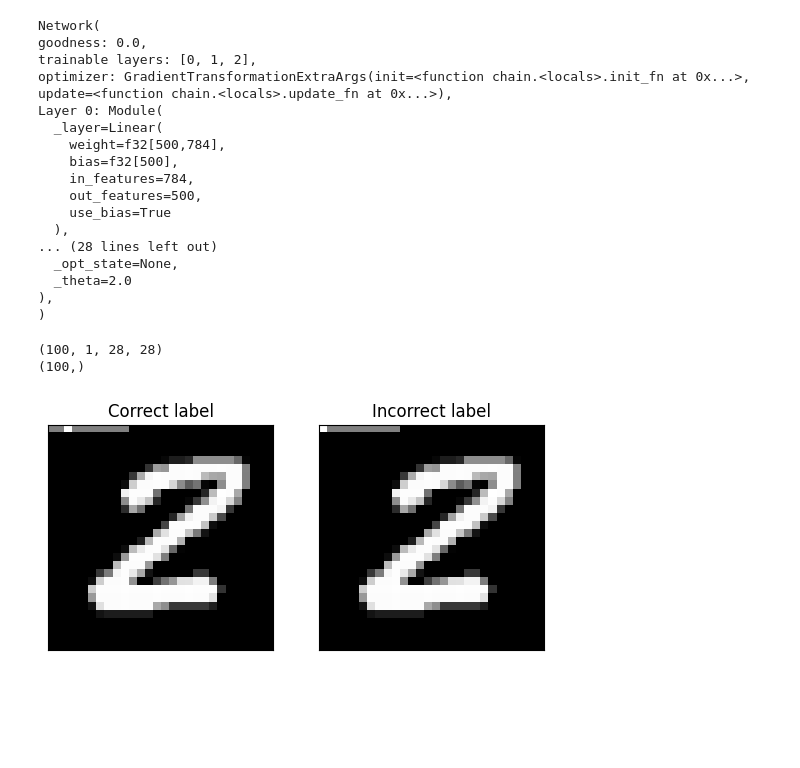
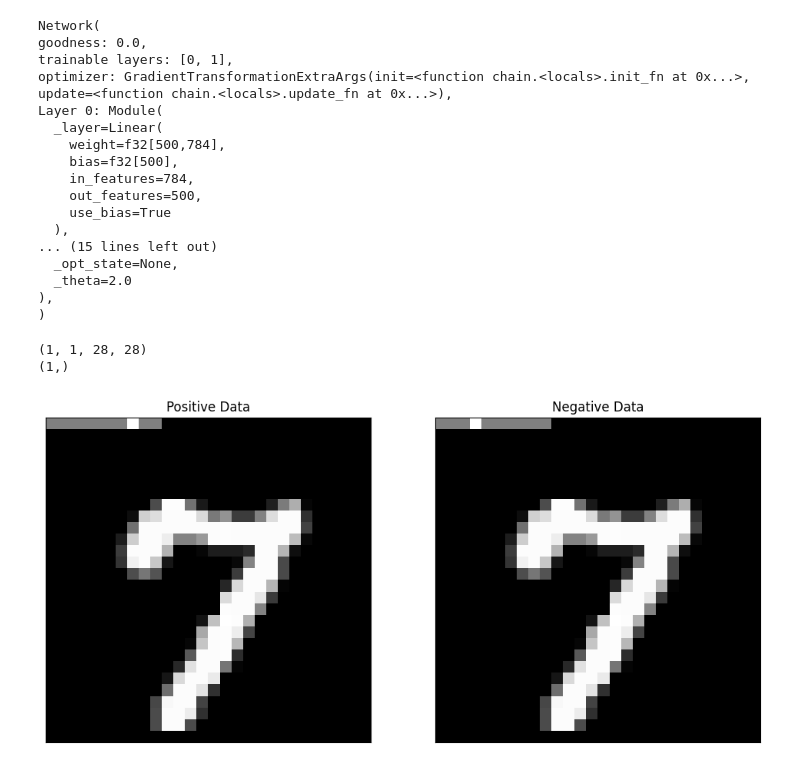
Before and after one commit to cdagher/ffax, a Jupyter notebook: ffax/quickstart.ipynb, the cells around one changed output. Cells and saved outputs as stored; diff of their text form; code cells hidden in the pictures; blank space fills up the shorter version.

Commit message:
Found bug in batch handling. Training nearly working.

```diff
--- a/ffax/quickstart.ipynb
+++ b/ffax/quickstart.ipynb
@@ -15,10 +15,10 @@ from nn import Module, Network
 # %%
 # Hyperparameters
 
-BATCH_SIZE = 100
+BATCH_SIZE = 1
 LEARNING_RATE = 1e-3
-STEPS = 1000
-PRINT_EVERY = 30
+STEPS = 10000
+PRINT_EVERY = 1000
 SEED = 1234
 # %%
 normalise_data = torchvision.transforms.Compose(
@@ -60,16 +60,17 @@ layer2 = Module(
         key=jr.PRNGKey(SEED)
     )
 )
-layer3 = Module(
-    eqx.nn.Linear(
-        in_features=500,
-        out_features=10,
-        key=jr.PRNGKey(SEED)
-    )
-)
+# layer3 = Module(
+#     eqx.nn.Linear(
+#         in_features=500,
+#         out_features=10,
+#         key=jr.PRNGKey(SEED)
+#     )
+# )
 
 model = Network(
-    [layer1, layer2, layer3],
+    # [layer1, layer2, layer3],
+    [layer1, layer2],
     optax.adam(LEARNING_RATE)
 )
 
@@ -77,7 +78,7 @@ print(model)
 # %% [output]
 Network(
 goodness: 0.0,
-trainable layers: [0, 1, 2],
+trainable layers: [0, 1],
 optimizer: GradientTransformationExtraArgs(init=<function chain.<locals>.init_fn at 0x...>, update=<function chain.<locals>.update_fn at 0x...>),
 Layer 0: Module(
   _layer=Linear(
@@ -87,7 +88,7 @@ Layer 0: Module(
     out_features=500,
     use_bias=True
   ),
-... (28 lines left out)
+... (15 lines left out)
   _opt_state=None,
   _theta=2.0
 ),
@@ -99,47 +100,56 @@ dummy_y = dummy_y.numpy()
 print(dummy_x.shape)  # BATCH_SIZEx1x28x28
 print(dummy_y.shape)  # BATCH_SIZE
 # %% [output]
-(100, 1, 28, 28)
-(100,)
+(1, 1, 28, 28)
+(1,)
 # %%
 def overlay_y_on_x(x: Array, y: Array):
     """
     Replace the first 10 pixels of data [x] with one-hot-encoded label [y]
     """
     x_ = jnp.ravel(x)
-    x_ = x_.at[:10].set(jax.nn.one_hot(y, 10))
-    # x_ = x_.at[:10].set(jnp.zeros((10,)))
-    # x_ = x_.at[y.item()].set(1)
+    x_ = x_.at[:10].set(jax.nn.one_hot(y, 10).squeeze())
 
     return x_.reshape(x.shape)
 
 if BATCH_SIZE > 1:
     overlay_y_on_x = eqx.filter_vmap(overlay_y_on_x)
-# %%
-def permute_label(y: Array):
-    return jax.random.permutation(jr.PRNGKey(SEED), y)
+# %%
+def permute_label(n: Int, y: Array):
+    """
+    Permute the labels of the data [y]
+    """
+    if isinstance(y, int):
+        # For single label, return a random value different from y
+        return (y + jr.randint(jr.PRNGKey(n), (), 1, 10)) % 10
+    else:
+        # For batch of labels, return random values different from each label
+        key = jr.PRNGKey(n)
+        offsets = jr.randint(key, shape=y.shape, minval=1, maxval=10)
+        return (y + offsets) % 10
 # %%
 dummy_x_p = overlay_y_on_x(np.squeeze(dummy_x), dummy_y)
-dummy_x_n = overlay_y_on_x(np.squeeze(dummy_x), permute_label(dummy_y))
+dummy_x_n = overlay_y_on_x(np.squeeze(dummy_x), permute_label(10, dummy_y))
 
 if BATCH_SIZE > 1:
     show = (dummy_x_p[0], dummy_x_n[0])
 else:
     show = (dummy_x_p, dummy_x_n)
 
 ax = plt.subplot(1, 2, 1)
 ax.set_xticks([])
 ax.set_yticks([])
 ax.imshow(show[0], cmap='gray')
-ax.set_title("Correct label")
+ax.set_title("Positive Data")
 ax = plt.subplot(1, 2, 2)
 ax.set_xticks([])
 ax.set_yticks([])
 ax.imshow(show[1], cmap='gray')
-ax.set_title("Incorrect label")
+ax.set_title("Negative Data")
+plt.gcf().set_size_inches(12, 6)
 plt.show()
 # %% [output]
-[figure, old version]
+[figure, new version]
 # %%
 # train the first layer
 
```
Also changed, not shown: parts of 10 cells of this notebook, 1 other file.
